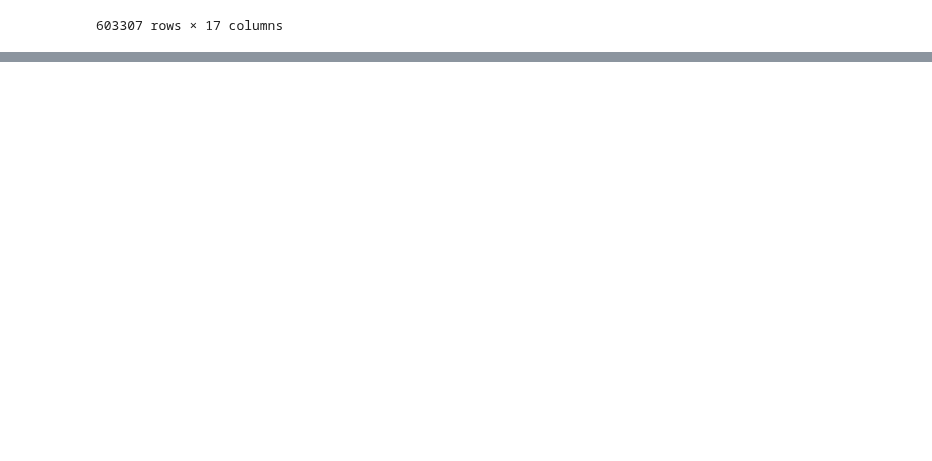
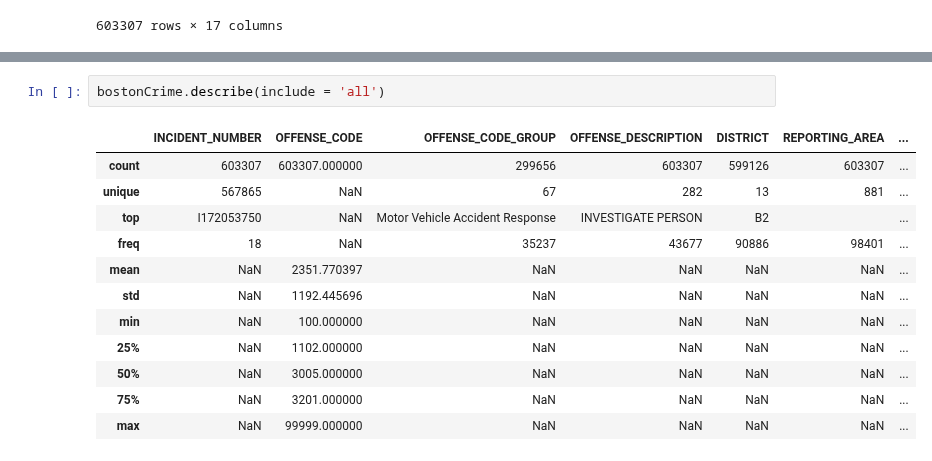
Before and after one commit to O4b1t/data-science-2024F, a Jupyter notebook: unit3/Unit3Project.ipynb, the cells around one changed output, grey strips where cells are left out. Drawn from its saved outputs; the diff is of its cells as text; blank space fills up the shorter version.

```diff
--- a/unit3/Unit3Project.ipynb
+++ b/unit3/Unit3Project.ipynb
@@ -37,0 +88,15 @@ bostonCrime
+# %%
+bostonCrime.describe(include = 'all')
+# %% [output]
+|  | INCIDENT_NUMBER | OFFENSE_CODE | OFFENSE_CODE_GROUP | OFFENSE_DESCRIPTION | DISTRICT | REPORTING_AREA | ... |
+| count | 603307 | 603307.000000 | 299656 | 603307 | 599126 | 603307 | ... |
+| unique | 567865 | NaN | 67 | 282 | 13 | 881 | ... |
+| top | I172053750 | NaN | Motor Vehicle Accident Response | INVESTIGATE PERSON | B2 |  | ... |
+| freq | 18 | NaN | 35237 | 43677 | 90886 | 98401 | ... |
+| mean | NaN | 2351.770397 | NaN | NaN | NaN | NaN | ... |
+| std | NaN | 1192.445696 | NaN | NaN | NaN | NaN | ... |
+| min | NaN | 100.000000 | NaN | NaN | NaN | NaN | ... |
+| 25% | NaN | 1102.000000 | NaN | NaN | NaN | NaN | ... |
+| 50% | NaN | 3005.000000 | NaN | NaN | NaN | NaN | ... |
+| 75% | NaN | 3201.000000 | NaN | NaN | NaN | NaN | ... |
+| max | NaN | 99999.000000 | NaN | NaN | NaN | NaN | ... |
```
Also changed, not shown: parts of 10 cells of this notebook.
